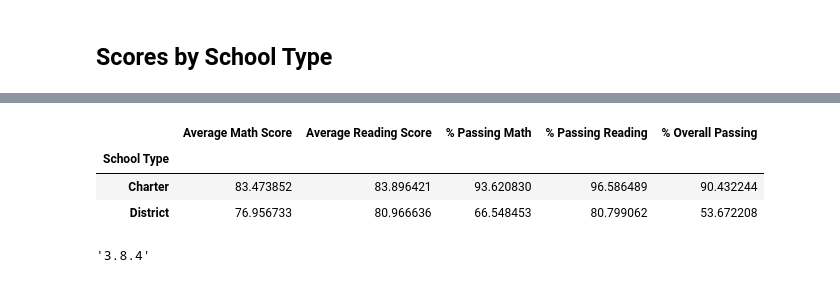
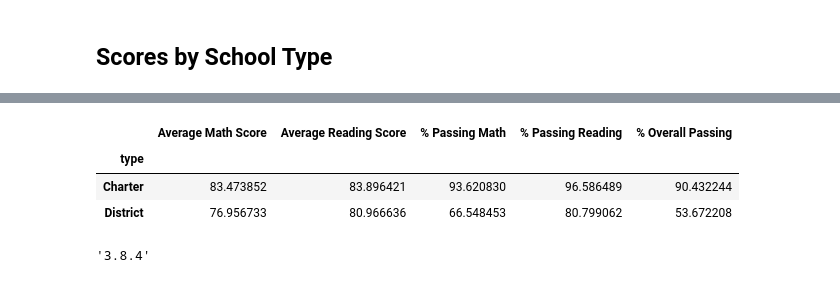
Before and after one commit to aparajita-code/Pandas_challenge_assignment, a Jupyter notebook: PyCitySchools/PyCitySchools_starter.ipynb, the cells around one changed output, grey strips where cells are left out. Cells and saved outputs as stored; diff of their text form; code cells hidden in the pictures.

```diff
--- a/PyCitySchools/PyCitySchools_starter.ipynb
+++ b/PyCitySchools/PyCitySchools_starter.ipynb
@@ -868,8 +875,7 @@ size_bins = [0, 1000, 2000, 5000]
 labels = ["Small (<1000)", "Medium (1000-2000)", "Large (2000-5000)"]
 # %%
 # Categorize the spending based on the bins
-# Use `pd.cut` on the "Total Students" column of the `per_school_summary` DataFrame.
-
-per_school_summary["School Size"] =
-per_school_summary
+# Use `pd.cut` on the "Total Students" column of the `school_summary` DataFrame.
+school_summary["School Size"] = pd.cut(school_summary["Total Students"], bins= size_bins, labels=labels, right=False)
+school_summary
 # %% [output]
@@ -914,19 +956,19 @@ size_summary
 # %%
 # Group the per_school_summary DataFrame by "School Type" and average the results.
-average_math_score_by_type = per_school_summary.groupby(["School Type"])["Average Math Score"].mean()
-average_reading_score_by_type = per_school_summary.groupby(["School Type"])["Average Reading Score"].mean()
-average_percent_passing_math_by_type = per_school_summary.groupby(["School Type"])["% Passing Math"].mean()
-average_percent_passing_reading_by_type = per_school_summary.groupby(["School Type"])["% Passing Reading"].mean()
-average_percent_overall_passing_by_type = per_school_summary.groupby(["School Type"])["% Overall Passing"].mean()
+average_math_score_by_type = school_summary.groupby(["type"])["Average Math Score"].mean()
+average_reading_score_by_type = school_summary.groupby(["type"])["Average Reading Score"].mean()
+average_percent_passing_math_by_type = school_summary.groupby(["type"])["% Passing Math"].mean()
+average_percent_passing_reading_by_type = school_summary.groupby(["type"])["% Passing Reading"].mean()
+average_percent_overall_passing_by_type = school_summary.groupby(["type"])["% Overall Passing"].mean()
 # %%
 # Assemble the new data by type into a DataFrame called `type_summary`
-type_summary =
+type_summary =pd.concat([average_math_score_by_type,average_reading_score_by_type,average_percent_passing_math_by_type,average_percent_passing_reading_by_type,average_percent_overall_passing_by_type], axis = 1)
 
 # Display results
 type_summary
 # %% [output]
 |  | Average Math Score | Average Reading Score | % Passing Math | % Passing Reading | % Overall Passing |
-| School Type |  |  |  |  |  |
+| type |  |  |  |  |  |
 | Charter | 83.473852 | 83.896421 | 93.620830 | 96.586489 | 90.432244 |
 | District | 76.956733 | 80.966636 | 66.548453 | 80.799062 | 53.672208 |
 # %%
```
Also changed, not shown: parts of 10 cells of this notebook.
